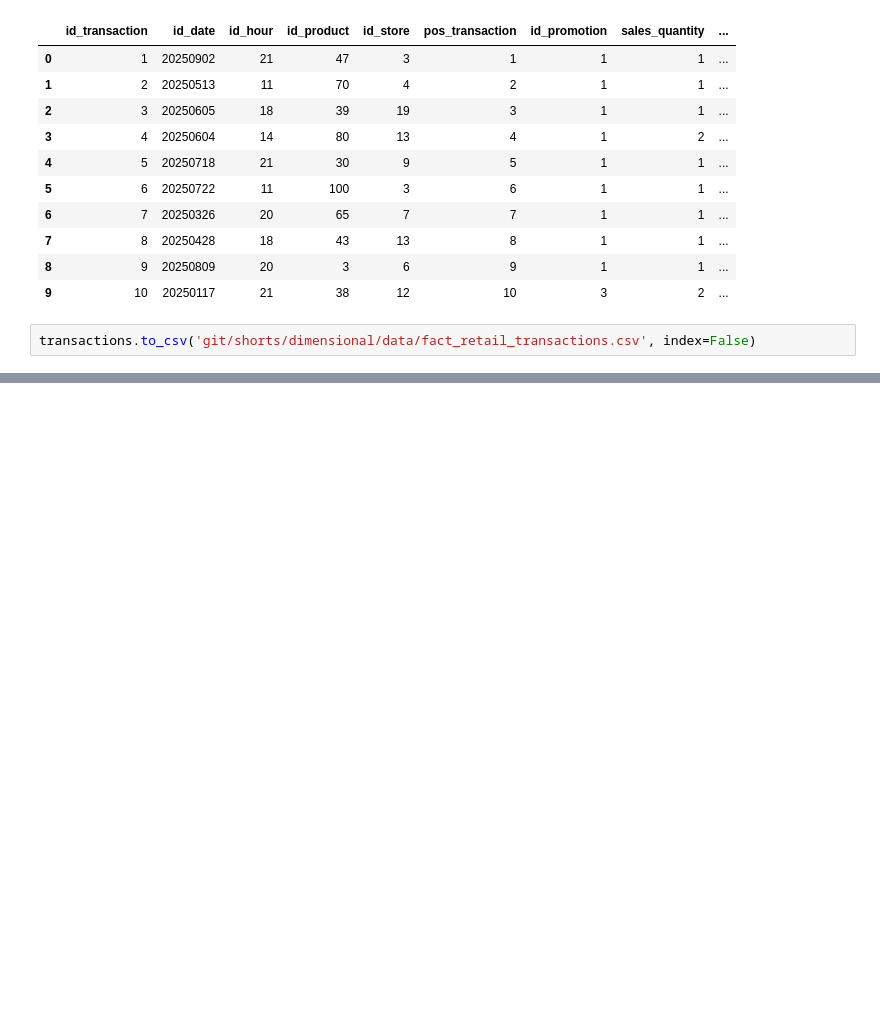
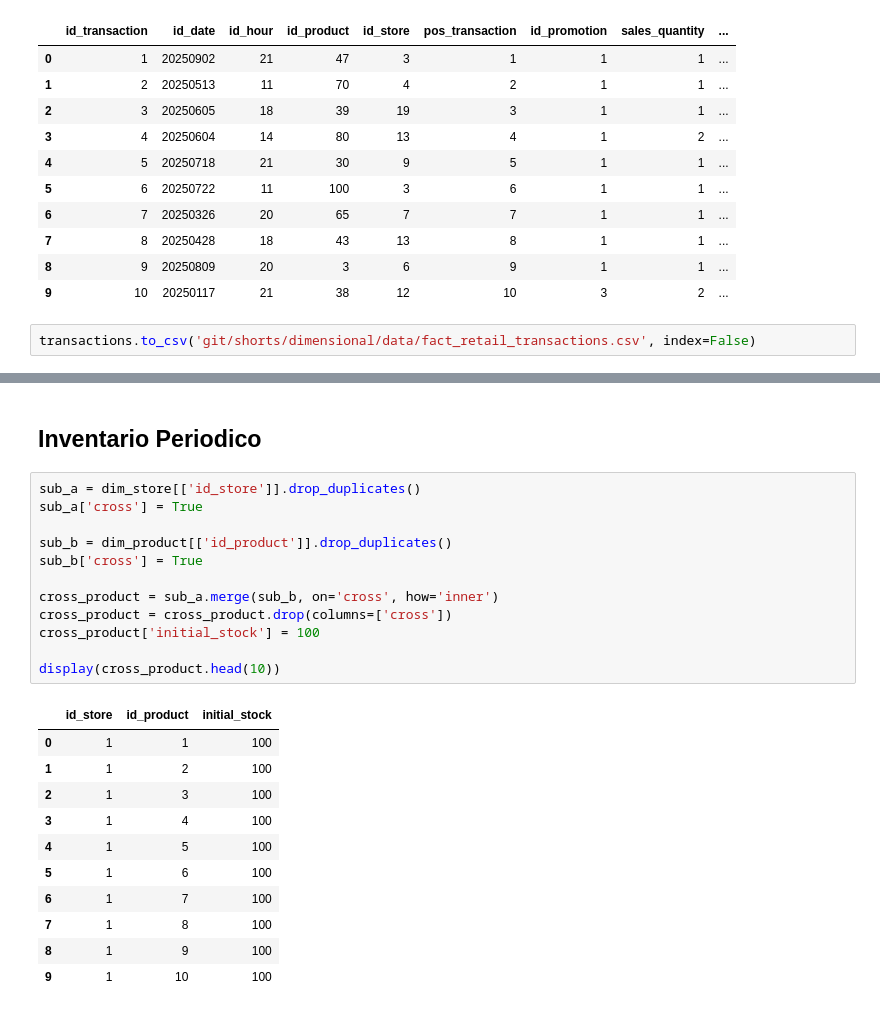
Before and after one commit to famenor/shorts, a Jupyter notebook: dimensional/02_create_facts.ipynb, the cells around one changed output, grey strips where cells are left out. Drawn from its saved outputs; the diff is of its cells as text; blank space fills up the shorter version.

```diff
--- a/dimensional/02_create_facts.ipynb
+++ b/dimensional/02_create_facts.ipynb
@@ -135,0 +180,26 @@ transactions.to_csv('git/shorts/dimensional/data/fact_retail_transactions.csv',
+# %% [markdown]
+## Inventario Periodico
+# %%
+sub_a = dim_store[['id_store']].drop_duplicates()
+sub_a['cross'] = True
+
+sub_b = dim_product[['id_product']].drop_duplicates()
+sub_b['cross'] = True
+
+cross_product = sub_a.merge(sub_b, on='cross', how='inner')
+cross_product = cross_product.drop(columns=['cross'])
+cross_product['initial_stock'] = 100
+
+display(cross_product.head(10))
+# %% [output]
+|  | id_store | id_product | initial_stock |
+| 0 | 1 | 1 | 100 |
+| 1 | 1 | 2 | 100 |
+| 2 | 1 | 3 | 100 |
+| 3 | 1 | 4 | 100 |
+| 4 | 1 | 5 | 100 |
+| 5 | 1 | 6 | 100 |
+| 6 | 1 | 7 | 100 |
+| 7 | 1 | 8 | 100 |
+| 8 | 1 | 9 | 100 |
+| 9 | 1 | 10 | 100 |
```
Also changed, not shown: parts of 13 cells of this notebook, 6 other files.
